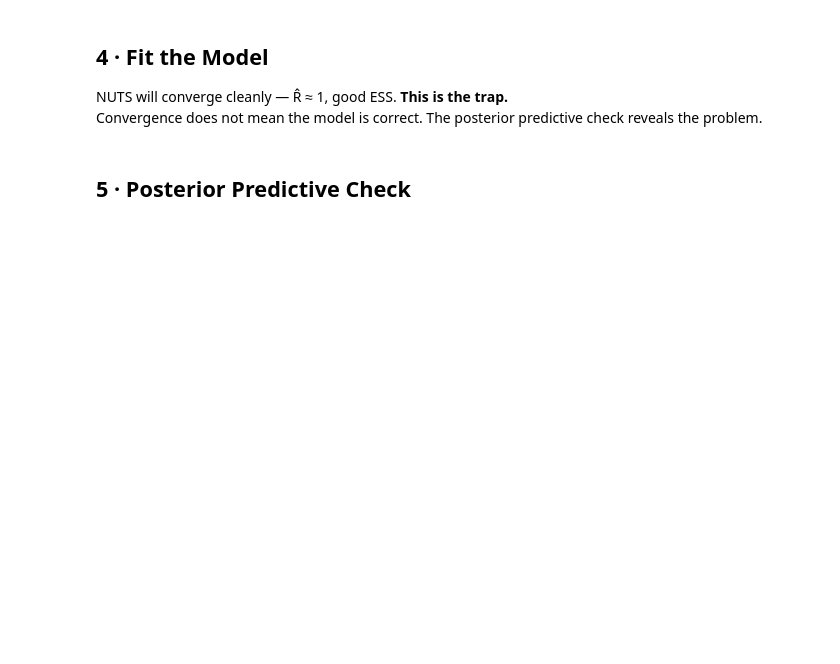
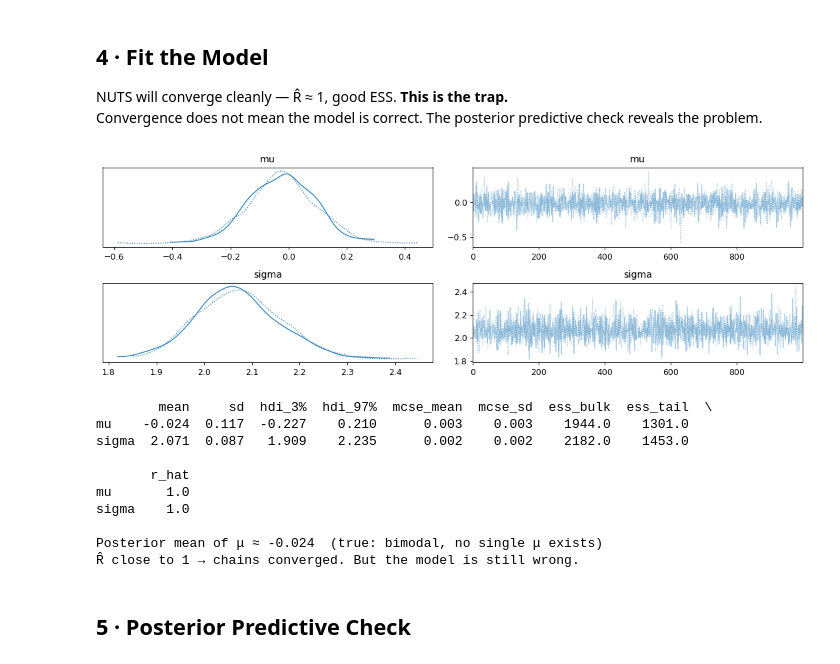
Before and after one commit to catchshashank/gsoc-pymc, a Jupyter notebook: PrO-demo.ipynb, the cells around one changed output. Cells and saved outputs as stored; diff of their text form; code cells hidden in the pictures; blank space fills up the shorter version.

```diff
--- a/PrO-demo.ipynb
+++ b/PrO-demo.ipynb
@@ -448,18 +465,30 @@ NUTS will converge cleanly — R̂ ≈ 1, good ESS. **This is the trap.**
 Convergence does not mean the model is correct. The posterior predictive check reveals the problem.
 # %%
 with gaussian_model:
-    idata = pm.sample(draws=1000, tune=1000, random_seed=42, progressbar=True)
+    idata = pm.sample(draws=1000, tune=1000, random_seed=42, progressbar=False)
 
 az.plot_trace(idata, var_names=['mu', 'sigma'], compact=True)
 plt.tight_layout()
 plt.show()
 
 summary = az.summary(idata, var_names=['mu', 'sigma'])
 print(summary)
 print()
 mu_mean = float(idata.posterior['mu'].mean())
 print(f'Posterior mean of μ ≈ {mu_mean:.3f}  (true: bimodal, no single μ exists)')
 print('R̂ close to 1 → chains converged. But the model is still wrong.')
+# %% [output]
+[figure, added]
+        mean     sd  hdi_3%  hdi_97%  mcse_mean  mcse_sd  ess_bulk  ess_tail  \
+mu    -0.024  0.117  -0.227    0.210      0.003    0.003    1944.0    1301.0
+sigma  2.071  0.087   1.909    2.235      0.002    0.002    2182.0    1453.0
+
+       r_hat
+mu       1.0
+sigma    1.0
+
+Posterior mean of μ ≈ -0.024  (true: bimodal, no single μ exists)
+R̂ close to 1 → chains converged. But the model is still wrong.
 # %% [markdown]
 ## 5 · Posterior Predictive Check
 # %%
```
Also changed, not shown: parts of 10 cells of this notebook.
